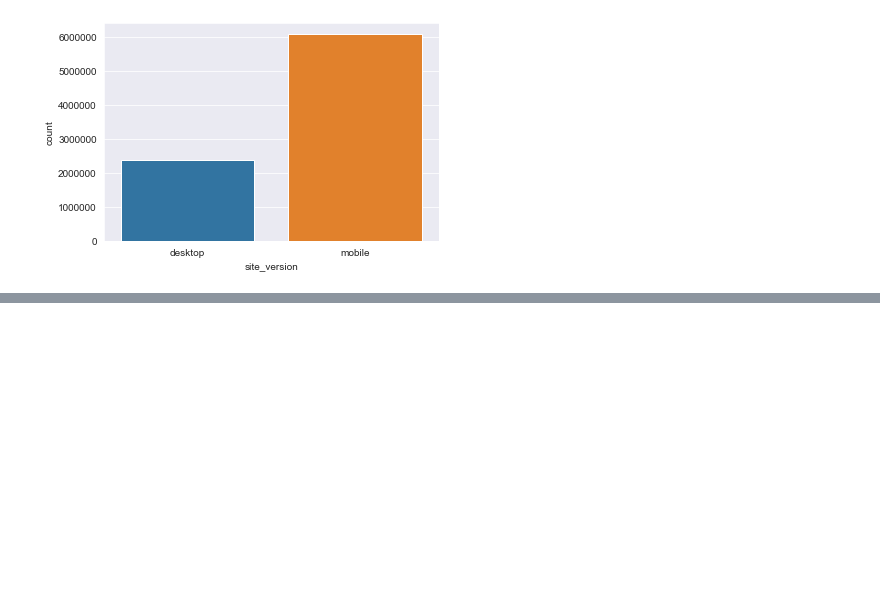
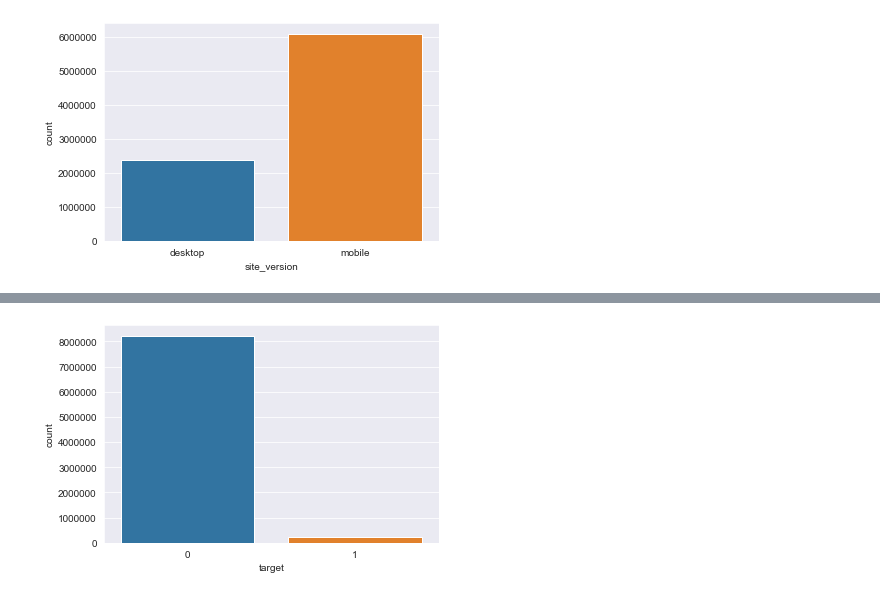
Before and after one commit to befowle/AB_Testing, a Jupyter notebook: ab_testing.ipynb, the cells around one changed output, grey strips where cells are left out. Cells and saved outputs as stored; diff of their text form; code cells hidden in the pictures; blank space fills up the shorter version.

Commit message:
check class imbalance

```diff
--- a/ab_testing.ipynb
+++ b/ab_testing.ipynb
@@ -285,0 +293,6 @@ df.head()
+# %%
+#check class imbalance
+sns.countplot('target', data=df)
+plt.show()
+# %% [output]
+[figure, added]
```
Also changed, not shown: parts of 6 cells of this notebook.
